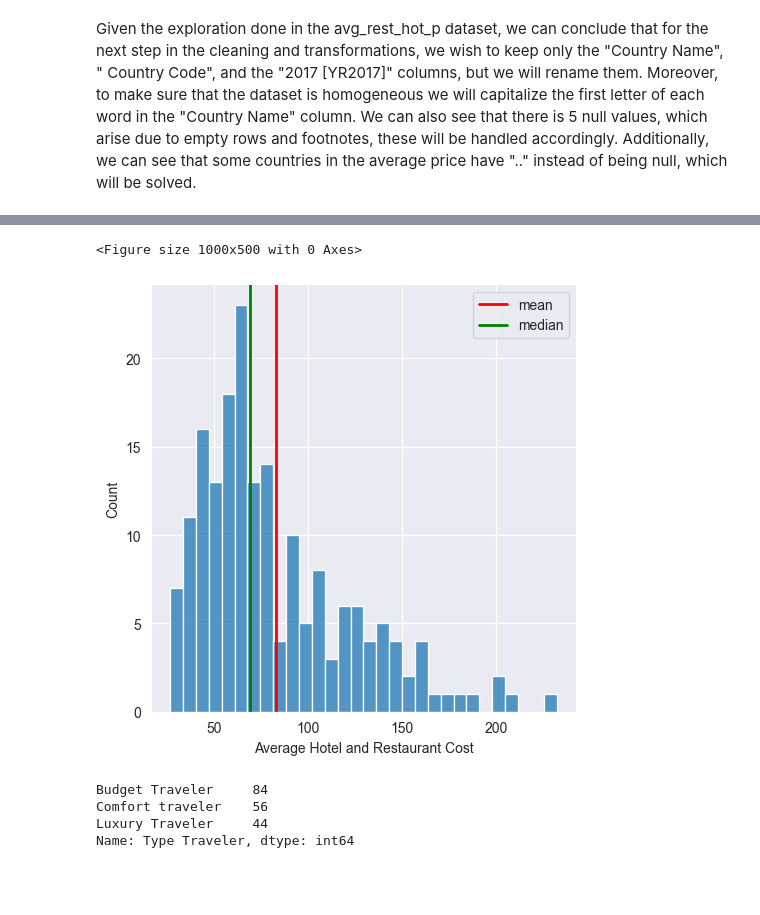
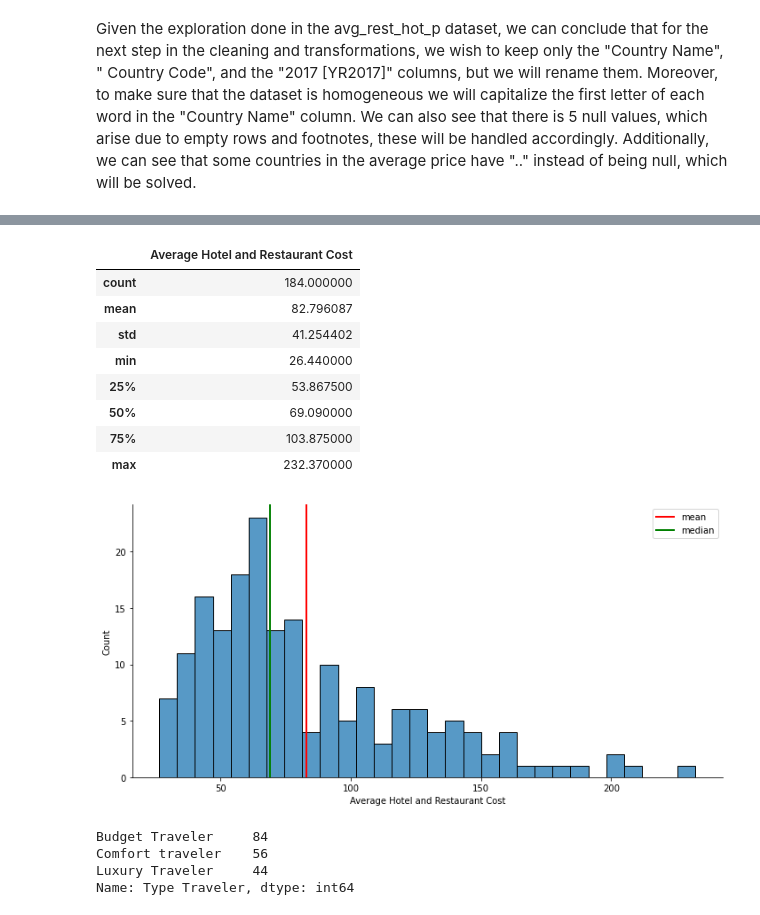
Before and after one commit to syeon0928/FinalExam_VA, a Jupyter notebook: data_cleaning/etl_eda.ipynb, the cells around one changed output, grey strips where cells are left out. Drawn from its saved outputs; the diff is of its cells as text; code cells hidden in the pictures; blank space fills up the shorter version.

Commit message:
modify distribution plot

```diff
--- a/data_cleaning/etl_eda.ipynb
+++ b/data_cleaning/etl_eda.ipynb
@@ -927,17 +914,27 @@ avg_rest_hot_p.describe()
+# %%
+# check out summary of the average cost
+avg_rest_hot_p.describe()
+# %% [output]
+|  | Average Hotel and Restaurant Cost |
+| count | 184.000000 |
+| mean | 82.796087 |
+| std | 41.254402 |
+| min | 26.440000 |
+| 25% | 53.867500 |
+| 50% | 69.090000 |
+| 75% | 103.875000 |
+| max | 232.370000 |
 # %%
 # Check out distribution plot of the average cost
-plt.figure(figsize=(10,5))
-
 # set the histogram, mean and median
-sns.displot(avg_rest_hot_p, x="Average Hotel and Restaurant Cost", fill=True, bins=30)
+sns.displot(avg_rest_hot_p, x="Average Hotel and Restaurant Cost", fill=True, bins=30, height=5, aspect=2)
 plt.axvline(x=avg_rest_hot_p["Average Hotel and Restaurant Cost"].mean(), lw=2, color='red', label="mean")
 plt.axvline(x=avg_rest_hot_p["Average Hotel and Restaurant Cost"].median(), lw=2, color='green',label="median")
 
 plt.legend(["mean", "median"])
 plt.savefig('distribution_avg_cost.png')
 # %% [output]
-<Figure size 1000x500 with 0 Axes>
-[figure, old version]
+[figure, new version]
 # %%
 # Set a new column that classifies countries into budget travel, comfortable travel and luxury travel
 # criteria was chosen based on the numerical summary
```
Also changed, not shown: parts of 15 cells of this notebook, 1 other file.
